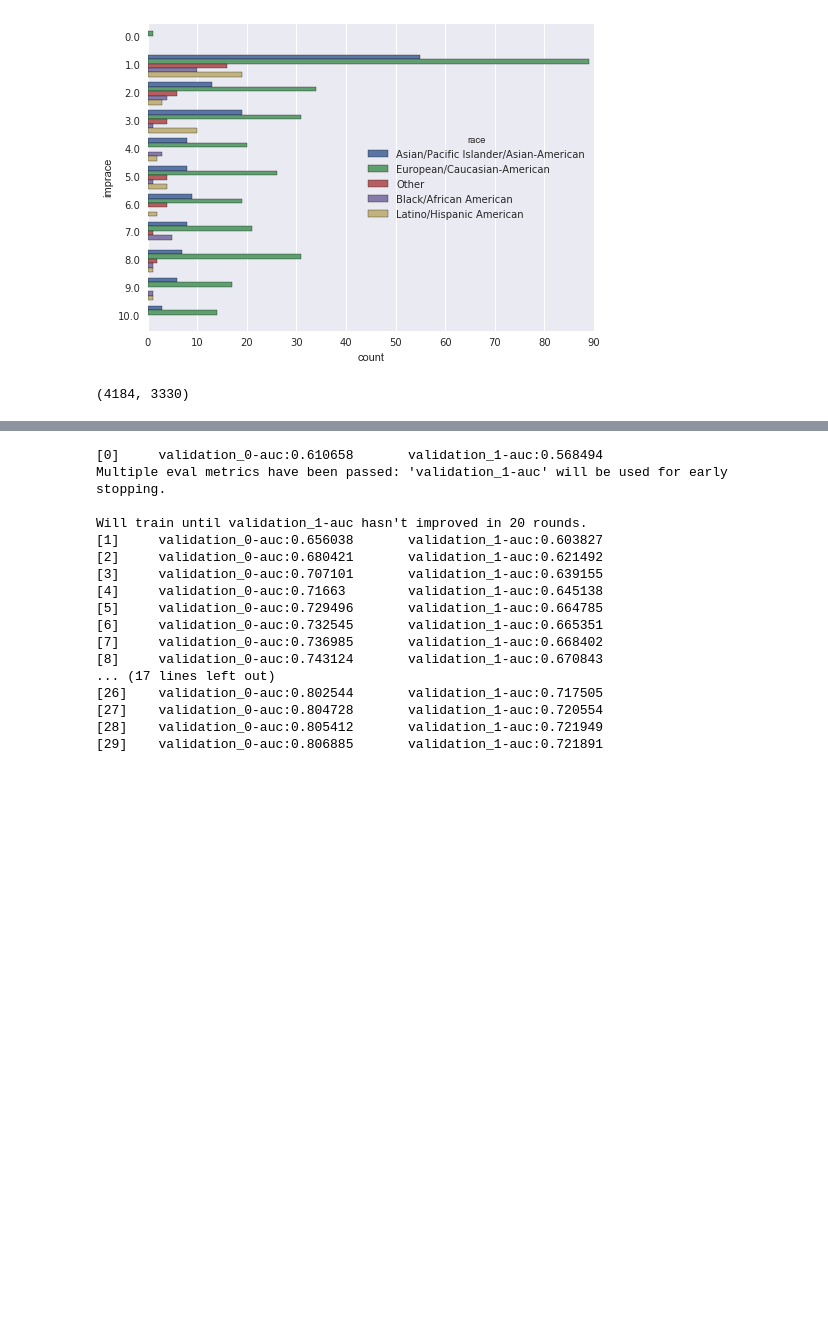
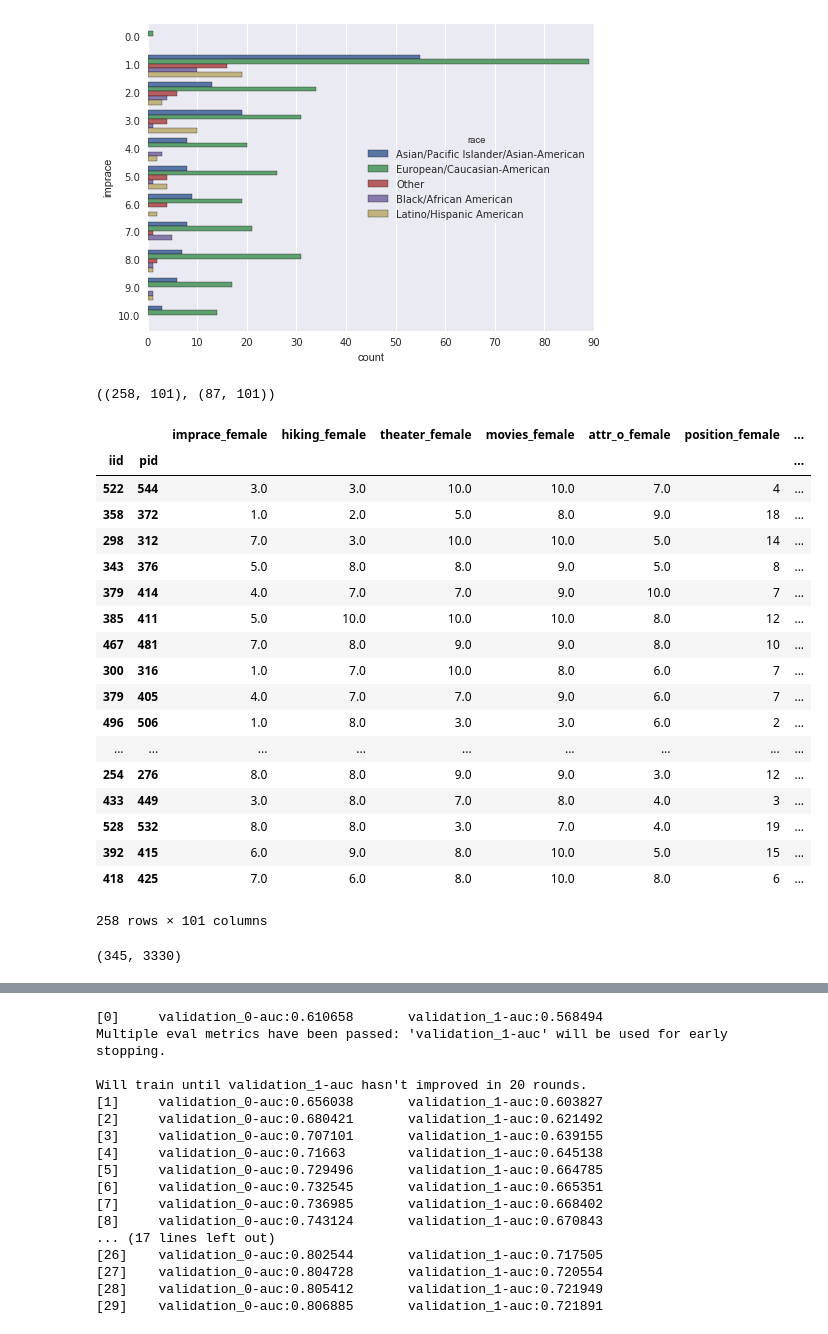
Before and after one commit to cottrell/notebooks, a Jupyter notebook: data.world/do.ipynb, the cells around one changed output, grey strips where cells are left out. Saved outputs shown, nothing was run; the diff lists cells and outputs as text; code cells hidden in the pictures; blank space fills up the shorter version.

```diff
--- a/data.world/do.ipynb
+++ b/data.world/do.ipynb
@@ -105,3 +99,8 @@ X_ = df[xc]
+# %%
+X_train, X_test = ms.train_test_split(df)
+X_train.shape, X_test.shape
+# %% [output]
+((258, 101), (87, 101))
 # %%
 import xgboost as xgb
 clf_ = xgb.XGBClassifier(base_score=0.5, colsample_bylevel=1, colsample_bytree=0.5,
@@ -109,11 +108,38 @@ clf_ = xgb.XGBClassifier(base_score=0.5, colsample_bylevel=1, colsample_bytree=0
        min_child_weight=1, missing=np.nan, n_estimators=30, nthread=-1,
        objective='binary:logistic', reg_alpha=0, reg_lambda=1,
        scale_pos_weight=1, seed=0, silent=True, subsample=0.5)
-# %%
-X = pd.get_dummies(X_)
-print(X.shape)
-# %% [output]
-(4184, 3330)
-# %%
-import sklearn.cross_validation
-X_train, X_test, y_train, y_test = sklearn.cross_validation.train_test_split(X, y)
+# %%
+X_train
+# %% [output]
+|  |  | imprace_female | hiking_female | theater_female | movies_female | attr_o_female | position_female | ... |
+| iid | pid |  |  |  |  |  |  | ... |
+| 522 | 544 | 3.0 | 3.0 | 10.0 | 10.0 | 7.0 | 4 | ... |
+| 358 | 372 | 1.0 | 2.0 | 5.0 | 8.0 | 9.0 | 18 | ... |
+| 298 | 312 | 7.0 | 3.0 | 10.0 | 10.0 | 5.0 | 14 | ... |
+| 343 | 376 | 5.0 | 8.0 | 8.0 | 9.0 | 5.0 | 8 | ... |
+| 379 | 414 | 4.0 | 7.0 | 7.0 | 9.0 | 10.0 | 7 | ... |
+| 385 | 411 | 5.0 | 10.0 | 10.0 | 10.0 | 8.0 | 12 | ... |
+| 467 | 481 | 7.0 | 8.0 | 9.0 | 9.0 | 8.0 | 10 | ... |
+| 300 | 316 | 1.0 | 7.0 | 10.0 | 8.0 | 6.0 | 7 | ... |
+| 379 | 405 | 4.0 | 7.0 | 7.0 | 9.0 | 6.0 | 7 | ... |
+| 496 | 506 | 1.0 | 8.0 | 3.0 | 3.0 | 6.0 | 2 | ... |
+| ... | ... | ... | ... | ... | ... | ... | ... | ... |
+| 254 | 276 | 8.0 | 8.0 | 9.0 | 9.0 | 3.0 | 12 | ... |
+| 433 | 449 | 3.0 | 8.0 | 7.0 | 8.0 | 4.0 | 3 | ... |
+| 528 | 532 | 8.0 | 8.0 | 3.0 | 7.0 | 4.0 | 19 | ... |
+| 392 | 415 | 6.0 | 9.0 | 8.0 | 10.0 | 5.0 | 15 | ... |
+| 418 | 425 | 7.0 | 6.0 | 8.0 | 10.0 | 8.0 | 6 | ... |
+258 rows × 101 columns
+# %%
+c = ['dec_female', 'dec_male', 'match_female']
+df = df.dropna(subset=c + xc)
+y = df[c]
+other = ['attr_o_male', 'attr_o_female']
+xc = [x for x in df if x not in c and x not in other]
+X_ = df[xc]
+X = pd.get_dummies(X_)
+print(X.shape)
+import sklearn.model_selection as ms
+X_train, X_test, y_train, y_test = ms.train_test_split(X, y)
+# %% [output]
+(345, 3330)
```
Also changed, not shown: parts of 7 cells of this notebook.
